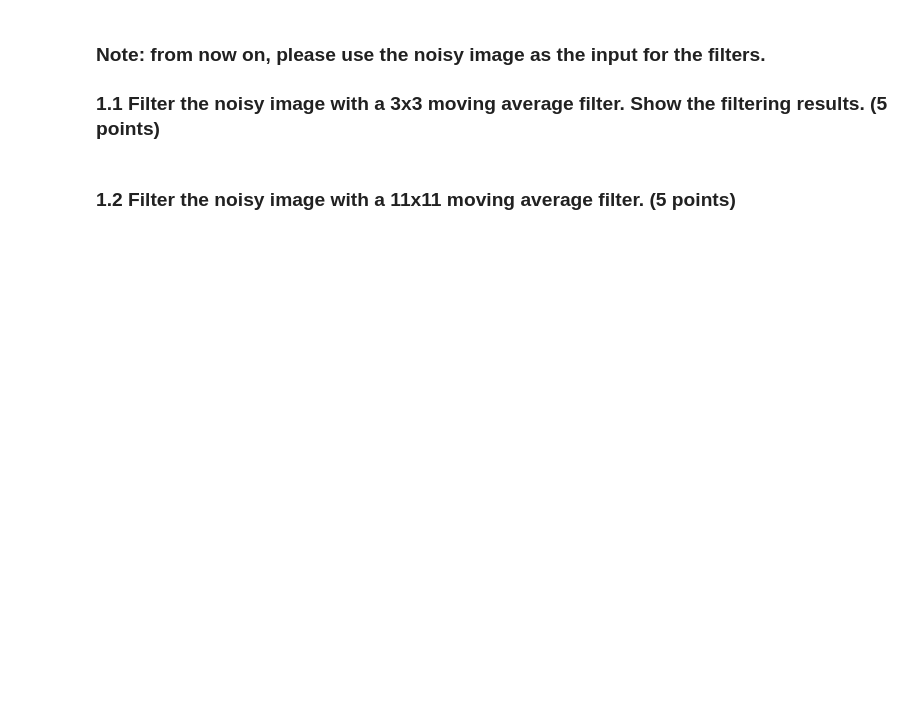
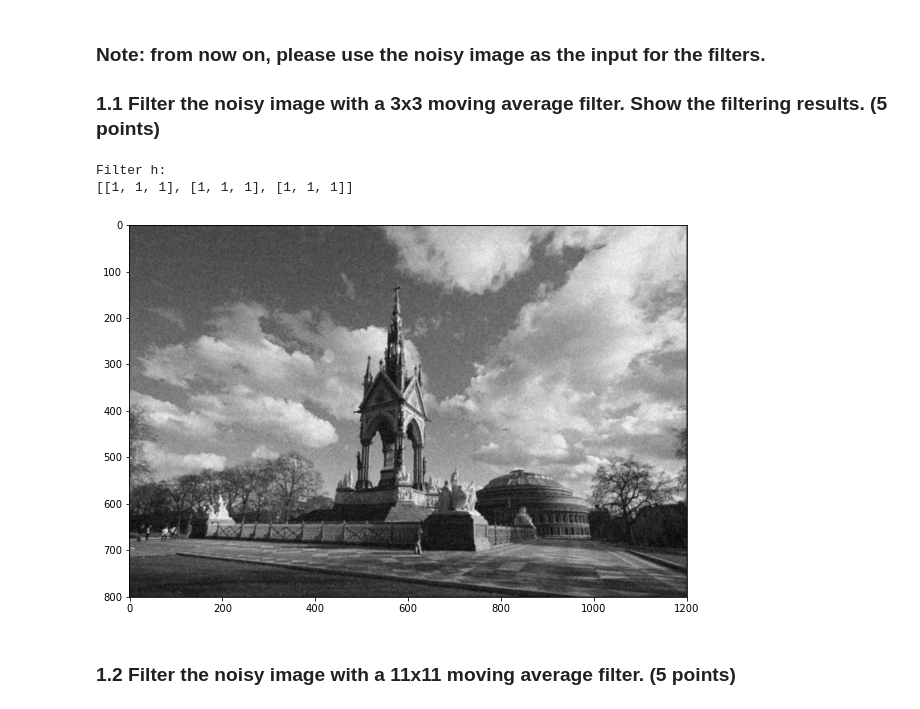
Before and after one commit to wdhg/Computer_Vision_2022, a Jupyter notebook: coursework_01/coursework_01.ipynb, the cells around one changed output. Drawn from its saved outputs; the diff is of its cells as text; code cells hidden in the pictures; blank space fills up the shorter version.

```diff
--- a/coursework_01/coursework_01.ipynb
+++ b/coursework_01/coursework_01.ipynb
@@ -53,18 +57,26 @@ plt.gcf().set_size_inches(10, 8)
 ### 1.1 Filter the noisy image with a 3x3 moving average filter. Show the filtering results. (5 points)
 # %%
 # Design the filter h
-h = ...
+h = [
+    [1, 1, 1],
+    [1, 1, 1],
+    [1, 1, 1]
+]
 
 # Convolve the corrupted image with h using scipy.signal.convolve2d function
-image_filtered = ...
+image_filtered = scipy.signal.convolve2d(image_noisy, h)
 
 # Print the filter (provided)
 print('Filter h:')
 print(h)
 
 # Display the filtering result (provided)
 plt.imshow(image_filtered, cmap='gray')
 plt.gcf().set_size_inches(10, 8)
+# %% [output]
+Filter h:
+[[1, 1, 1], [1, 1, 1], [1, 1, 1]]
+[figure, added]
 # %% [markdown]
 ### 1.2 Filter the noisy image with a 11x11 moving average filter. (5 points)
 # %%
```
Also changed, not shown: parts of 16 cells of this notebook.
